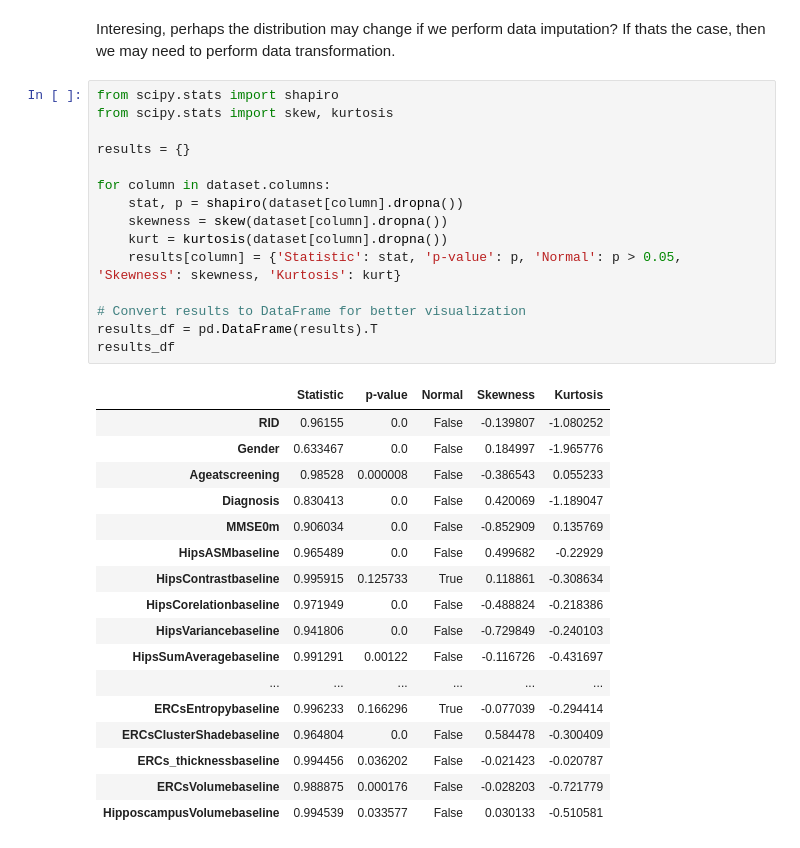
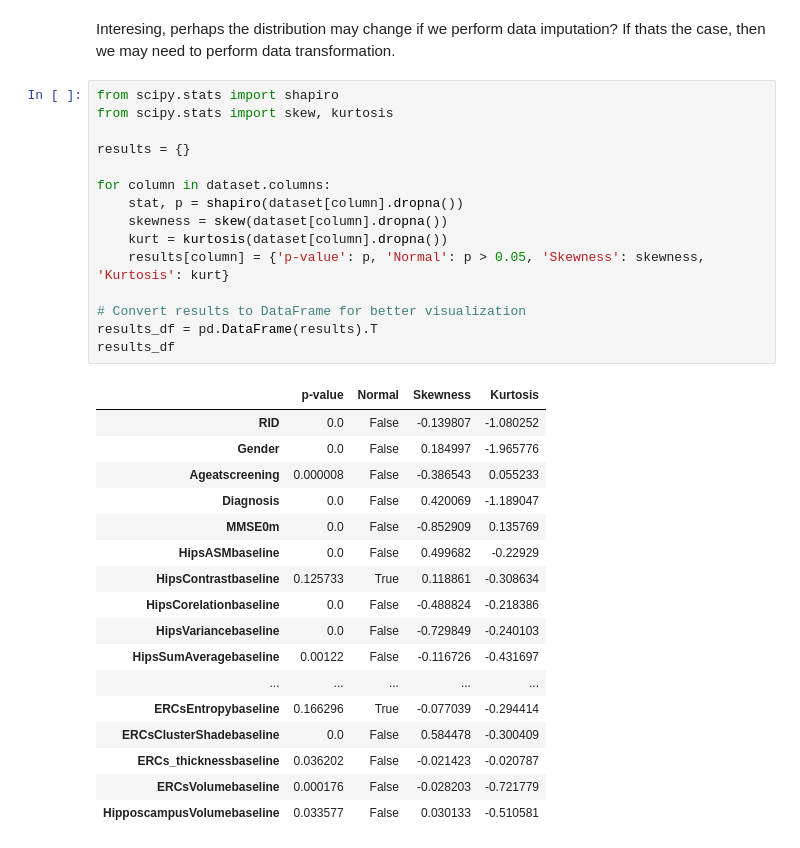
Before and after one commit to InfoAdam1998/Thesis-Project, a Jupyter notebook: notebooks/explanatory_data_analysis/univariate_analysis.ipynb, the cells around one changed output. Saved outputs shown, nothing was run; the diff lists cells and outputs as text.

```diff
--- a/notebooks/explanatory_data_analysis/univariate_analysis.ipynb
+++ b/notebooks/explanatory_data_analysis/univariate_analysis.ipynb
@@ -236,33 +323,33 @@ plt.tight_layout()
 # %%
 from scipy.stats import shapiro
 from scipy.stats import skew, kurtosis
 
 results = {}
 
 for column in dataset.columns:
     stat, p = shapiro(dataset[column].dropna())
     skewness = skew(dataset[column].dropna())
     kurt = kurtosis(dataset[column].dropna())
-    results[column] = {'Statistic': stat, 'p-value': p, 'Normal': p > 0.05, 'Skewness': skewness, 'Kurtosis': kurt}
+    results[column] = {'p-value': p, 'Normal': p > 0.05, 'Skewness': skewness, 'Kurtosis': kurt}
 
 # Convert results to DataFrame for better visualization
 results_df = pd.DataFrame(results).T
 results_df
 # %% [output]
-|  | Statistic | p-value | Normal | Skewness | Kurtosis |
-| RID | 0.96155 | 0.0 | False | -0.139807 | -1.080252 |
-| Gender | 0.633467 | 0.0 | False | 0.184997 | -1.965776 |
-| Ageatscreening | 0.98528 | 0.000008 | False | -0.386543 | 0.055233 |
-| Diagnosis | 0.830413 | 0.0 | False | 0.420069 | -1.189047 |
-| MMSE0m | 0.906034 | 0.0 | False | -0.852909 | 0.135769 |
-| HipsASMbaseline | 0.965489 | 0.0 | False | 0.499682 | -0.22929 |
-| HipsContrastbaseline | 0.995915 | 0.125733 | True | 0.118861 | -0.308634 |
-| HipsCorelationbaseline | 0.971949 | 0.0 | False | -0.488824 | -0.218386 |
-| HipsVariancebaseline | 0.941806 | 0.0 | False | -0.729849 | -0.240103 |
-| HipsSumAveragebaseline | 0.991291 | 0.00122 | False | -0.116726 | -0.431697 |
-| ... | ... | ... | ... | ... | ... |
-| ERCsEntropybaseline | 0.996233 | 0.166296 | True | -0.077039 | -0.294414 |
-| ERCsClusterShadebaseline | 0.964804 | 0.0 | False | 0.584478 | -0.300409 |
-| ERCs_thicknessbaseline | 0.994456 | 0.036202 | False | -0.021423 | -0.020787 |
-| ERCsVolumebaseline | 0.988875 | 0.000176 | False | -0.028203 | -0.721779 |
-| HipposcampusVolumebaseline | 0.994539 | 0.033577 | False | 0.030133 | -0.510581 |
+|  | p-value | Normal | Skewness | Kurtosis |
+| RID | 0.0 | False | -0.139807 | -1.080252 |
+| Gender | 0.0 | False | 0.184997 | -1.965776 |
+| Ageatscreening | 0.000008 | False | -0.386543 | 0.055233 |
+| Diagnosis | 0.0 | False | 0.420069 | -1.189047 |
+| MMSE0m | 0.0 | False | -0.852909 | 0.135769 |
+| HipsASMbaseline | 0.0 | False | 0.499682 | -0.22929 |
+| HipsContrastbaseline | 0.125733 | True | 0.118861 | -0.308634 |
+| HipsCorelationbaseline | 0.0 | False | -0.488824 | -0.218386 |
+| HipsVariancebaseline | 0.0 | False | -0.729849 | -0.240103 |
+| HipsSumAveragebaseline | 0.00122 | False | -0.116726 | -0.431697 |
+| ... | ... | ... | ... | ... |
+| ERCsEntropybaseline | 0.166296 | True | -0.077039 | -0.294414 |
+| ERCsClusterShadebaseline | 0.0 | False | 0.584478 | -0.300409 |
+| ERCs_thicknessbaseline | 0.036202 | False | -0.021423 | -0.020787 |
+| ERCsVolumebaseline | 0.000176 | False | -0.028203 | -0.721779 |
+| HipposcampusVolumebaseline | 0.033577 | False | 0.030133 | -0.510581 |
```
Also changed, not shown: parts of 10 cells of this notebook, 8 other files.
